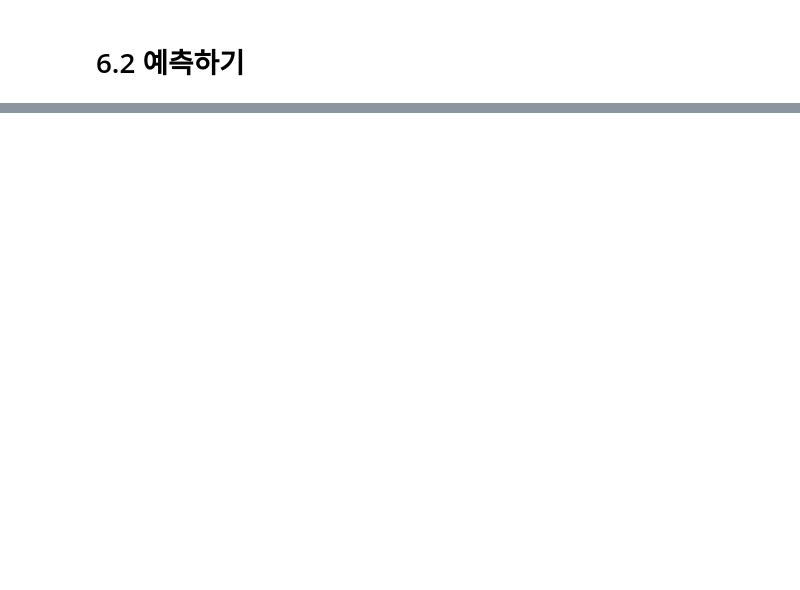
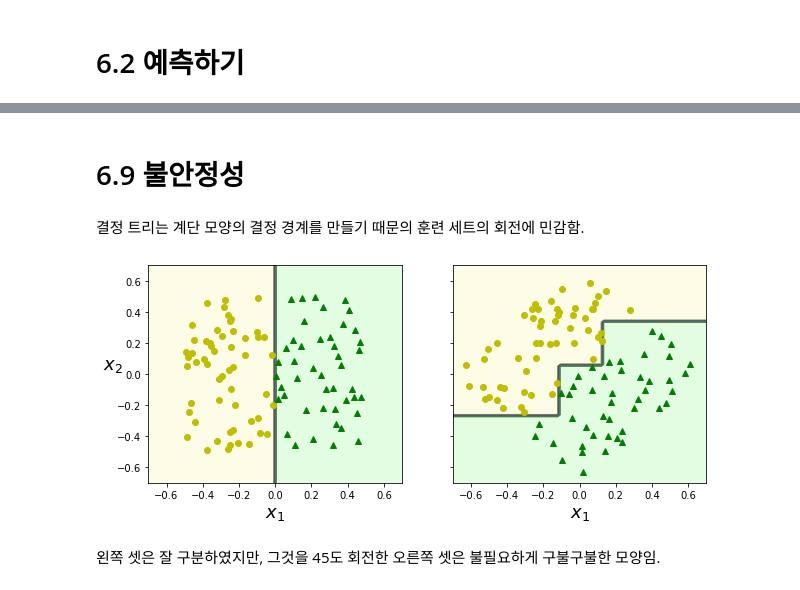
Before and after one commit to PinguKim9/2020_winter_HandsOnMachineLearning, a Jupyter notebook: Chapter 6 결정 트리.ipynb, the cells around one changed output, grey strips where cells are left out. Saved outputs shown, nothing was run; the diff lists cells and outputs as text; code cells hidden in the pictures; blank space fills up the shorter version.

```diff
--- a/Chapter 6 결정 트리.ipynb
+++ b/Chapter 6 결정 트리.ipynb
@@ -45,0 +109,5 @@ Source.from_file(os.path.join(IMAGES_PATH, "iris_tree.dot"))
+# %%
+from sklearn.tree import DecisionTreeRegressor
+
+tree_reg = DecisionTreeRegressor(max_depth=2, random_state=42)
+tree_reg.fit(X, y)
@@ -45,0 +116,17 @@ Source.from_file(os.path.join(IMAGES_PATH, "iris_tree.dot"))
+# %%
+from sklearn.tree import DecisionTreeRegressor
+
+tree_reg1 = DecisionTreeRegressor(random_state=42, max_depth=2)
+tree_reg2 = DecisionTreeRegressor(random_state=42, max_depth=3)
+tree_reg1.fit(X, y)
+tree_reg2.fit(X, y)
+
+def plot_regression_predictions(tree_reg, X, y, axes=[0, 1, -0.2, 1], ylabel="$y$"):
+    x1 = np.linspace(axes[0], axes[1], 500).reshape(-1, 1)
+    y_pred = tree_reg.predict(x1)
+    plt.axis(axes)
+    plt.xlabel("$x_1$", fontsize=18)
+    if ylabel:
+        plt.ylabel(ylabel, fontsize=18, rotation=0)
+    plt.plot(X, y, "b.")
+    plt.plot(x1, y_pred, "r.-", linewidth=2, label=r"$\hat{y}$")
@@ -45,0 +145,4 @@ Source.from_file(os.path.join(IMAGES_PATH, "iris_tree.dot"))
+# %% [markdown]
+# 6.9 불안정성
+# %% [markdown]
+결정 트리는 계단 모양의 결정 경계를 만들기 때문의 훈련 세트의 회전에 민감함.
@@ -45,0 +179,26 @@ Source.from_file(os.path.join(IMAGES_PATH, "iris_tree.dot"))
+# %%
+np.random.seed(6)
+Xs = np.random.rand(100, 2) - 0.5
+ys = (Xs[:, 0] > 0).astype(np.float32) * 2
+
+angle = np.pi / 4
+rotation_matrix = np.array([[np.cos(angle), -np.sin(angle)], [np.sin(angle), np.cos(angle)]])
+Xsr = Xs.dot(rotation_matrix)
+
+tree_clf_s = DecisionTreeClassifier(random_state=42)
+tree_clf_s.fit(Xs, ys)
+tree_clf_sr = DecisionTreeClassifier(random_state=42)
+tree_clf_sr.fit(Xsr, ys)
+
+fig, axes = plt.subplots(ncols=2, figsize=(10, 4), sharey=True)
+plt.sca(axes[0])
+plot_decision_boundary(tree_clf_s, Xs, ys, axes=[-0.7, 0.7, -0.7, 0.7], iris=False)
+plt.sca(axes[1])
+plot_decision_boundary(tree_clf_sr, Xsr, ys, axes=[-0.7, 0.7, -0.7, 0.7], iris=False)
+plt.ylabel("")
+
+plt.show()
+# %% [output]
+[figure, added]
+# %% [markdown]
+왼쪽 셋은 잘 구분하였지만, 그것을 45도 회전한 오른쪽 셋은 불필요하게 구불구불한 모양임.
```
Also changed, not shown: parts of 24 cells of this notebook.
